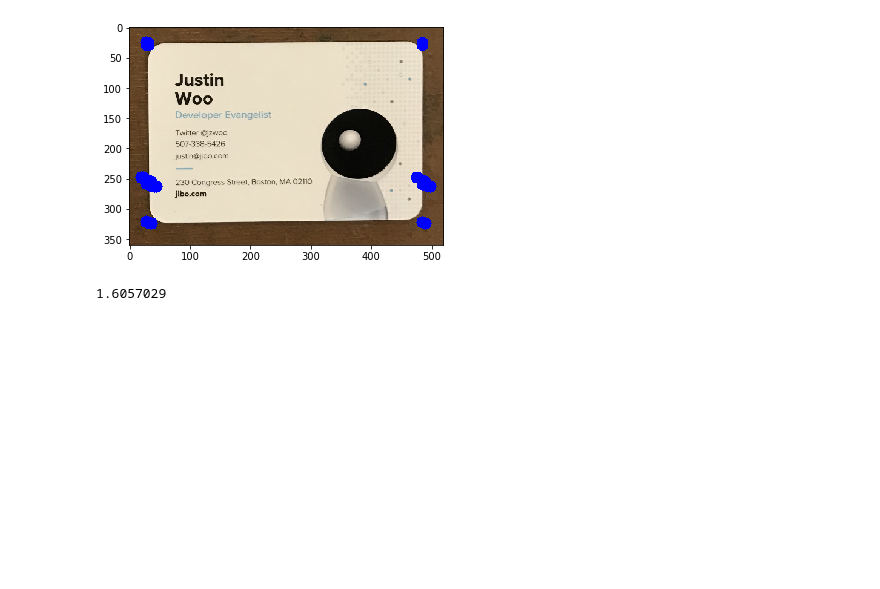
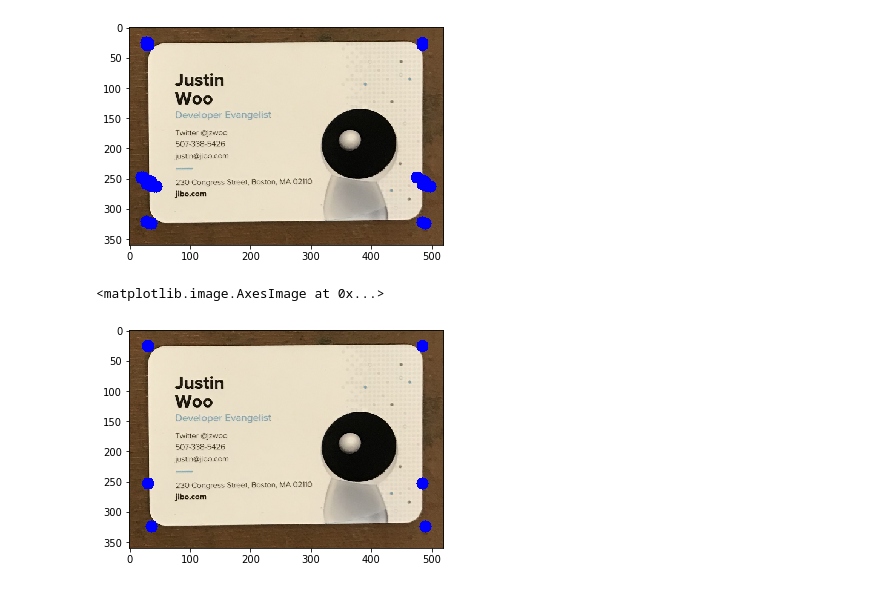
Before and after one commit to Averylamp/cARd, a Jupyter notebook: server/notebooks/vision_prototyping.ipynb, the cells around one changed output. Cells and saved outputs as stored; diff of their text form; code cells hidden in the pictures; blank space fills up the shorter version.

```diff
--- a/server/notebooks/vision_prototyping.ipynb
+++ b/server/notebooks/vision_prototyping.ipynb
@@ -41,8 +44,9 @@ plt.imshow(line_image)
 # %%
 # find intersections in x,y space
 intersection_image = image.copy()
+intersections = []
 # iterate over all possible intersections
-for i in range(len(lines)):
+for i in range(len(lines)-1):
     for j in range(i, len(lines)):
         line1 = lines[i]
         line2 = lines[j]
@@ -54,6 +58,7 @@ for i in range(len(lines)):
         if abs(theta_diff - 1.5707) < theta_thresh:
             x = int(rho1*np.cos(theta1) + rho2*np.cos(theta2))
             y = int(rho1*np.sin(theta1) + rho2*np.sin(theta2))
+            intersections.append([x,y])
             cv2.circle(intersection_image, (x,y), 10, (0,0,255), -1)
 plt.imshow(intersection_image)
 # %% [output]
@@ -64,4 +67,28 @@ plt.imshow(intersection_image)
-# %%
-theta
-# %% [output]
-1.6057029
+# %%
+# do non-maximal suppression on intersections
+filtered_intersection_image = image.copy()
+filtered_intersections = []
+# sort by x and then y
+sorted_intersections = sorted(intersections)
+
+# dictionary to maybe use key, value pairs later
+used_points = {}
+for i in range(len(intersections)-1):
+    for j in range(i, len(intersections)):
+        x1, y1 = intersections[i]
+        x2, y2 = intersections[j]
+        x_diff = abs(x1-x2)
+        y_diff = abs(y1-y2)
+        thresh = 20
+        if x_diff < thresh and y_diff < thresh:
+            if (x1,y1) not in used_points:
+                filtered_intersections.append([x1,y1])
+            used_points[(x2,y2)] = True
+
+# draw the filtered points
+for x,y in filtered_intersections:
+    cv2.circle(filtered_intersection_image, (x,y), 10, (0,0,255), -1)
+plt.imshow(filtered_intersection_image)
+# %% [output]
+<matplotlib.image.AxesImage at 0x...>
+[figure, added]
```
Also changed, not shown: parts of 4 cells of this notebook.
